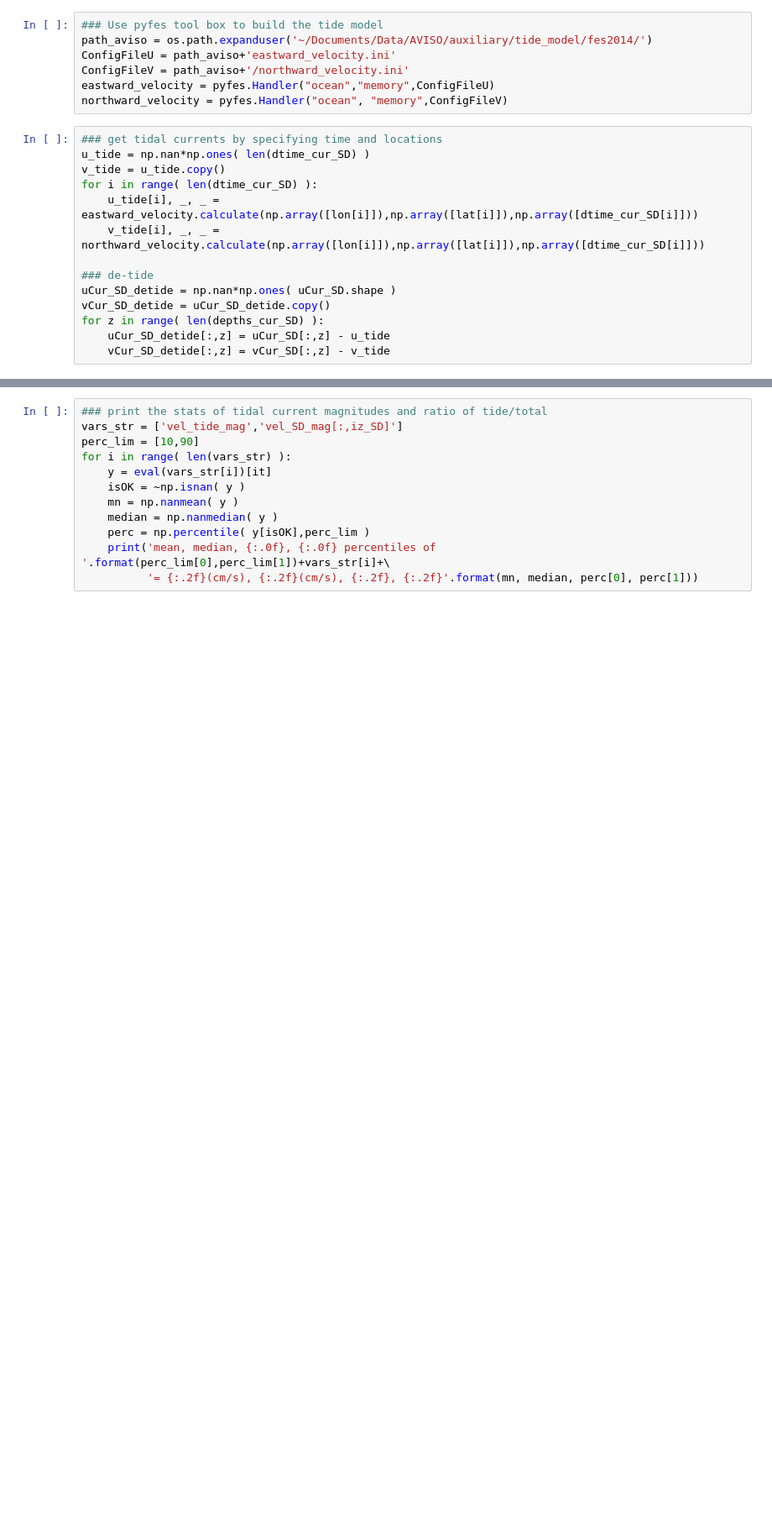
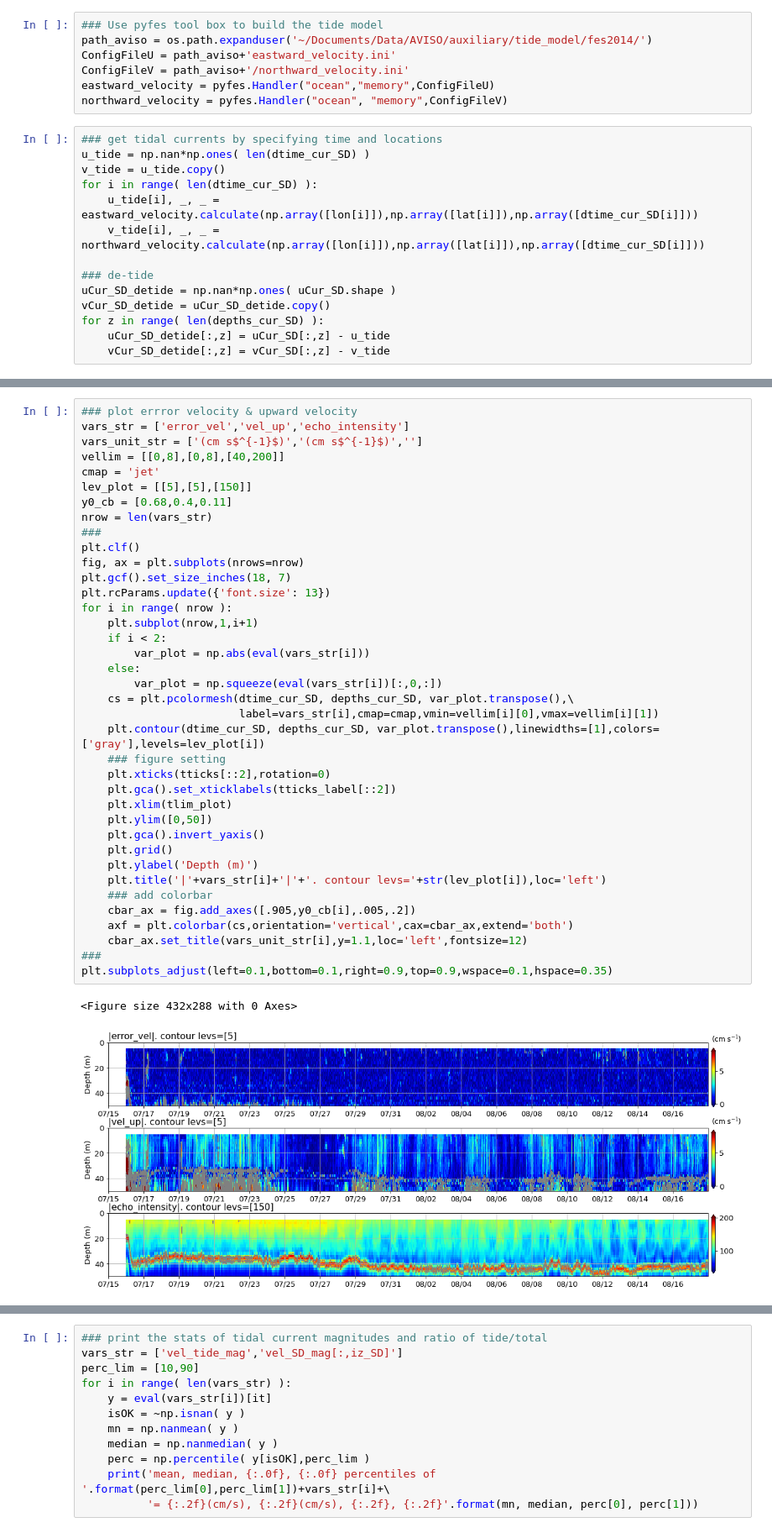
Before and after one commit to nanhsunchi/sd-ni-wp, a Jupyter notebook: SD_currents/check_tides/plot_tides_2023-SD1045.ipynb, the cells around one changed output, grey strips where cells are left out. Shown at 84% size. Saved outputs shown, nothing was run; the diff lists cells and outputs as text; blank space fills up the shorter version.

```diff
--- a/SD_currents/check_tides/plot_tides_2023-SD1045.ipynb
+++ b/SD_currents/check_tides/plot_tides_2023-SD1045.ipynb
@@ -133,0 +145,41 @@ plt.savefig('timeseries_uv-tidal_vs_total_SD'+platf_num+'({:.1f}m)'.format(depth
+# %%
+### plot errror velocity & upward velocity
+vars_str = ['error_vel','vel_up','echo_intensity']
+vars_unit_str = ['(cm s$^{-1}$)','(cm s$^{-1}$)','']
+vellim = [[0,8],[0,8],[40,200]]
+cmap = 'jet'
+lev_plot = [[5],[5],[150]]
+y0_cb = [0.68,0.4,0.11]
+nrow = len(vars_str)
+###
+plt.clf()
+fig, ax = plt.subplots(nrows=nrow)
+plt.gcf().set_size_inches(18, 7)
+plt.rcParams.update({'font.size': 13})
+for i in range( nrow ):
+    plt.subplot(nrow,1,i+1)
+    if i < 2:
+        var_plot = np.abs(eval(vars_str[i]))
+    else:
+        var_plot = np.squeeze(eval(vars_str[i])[:,0,:])
+    cs = plt.pcolormesh(dtime_cur_SD, depths_cur_SD, var_plot.transpose(),\
+                        label=vars_str[i],cmap=cmap,vmin=vellim[i][0],vmax=vellim[i][1])
+    plt.contour(dtime_cur_SD, depths_cur_SD, var_plot.transpose(),linewidths=[1],colors=['gray'],levels=lev_plot[i])
+    ### figure setting
+    plt.xticks(tticks[::2],rotation=0)
+    plt.gca().set_xticklabels(tticks_label[::2])
+    plt.xlim(tlim_plot)
+    plt.ylim([0,50])
+    plt.gca().invert_yaxis()
+    plt.grid()
+    plt.ylabel('Depth (m)')
+    plt.title('|'+vars_str[i]+'|'+'. contour levs='+str(lev_plot[i]),loc='left')
+    ### add colorbar
+    cbar_ax = fig.add_axes([.905,y0_cb[i],.005,.2])
+    axf = plt.colorbar(cs,orientation='vertical',cax=cbar_ax,extend='both')
+    cbar_ax.set_title(vars_unit_str[i],y=1.1,loc='left',fontsize=12)
+###
+plt.subplots_adjust(left=0.1,bottom=0.1,right=0.9,top=0.9,wspace=0.1,hspace=0.35)
+# %% [output]
+<Figure size 432x288 with 0 Axes>
+[figure, added]
```
Also changed, not shown: parts of 5 cells of this notebook, 29 other files.
